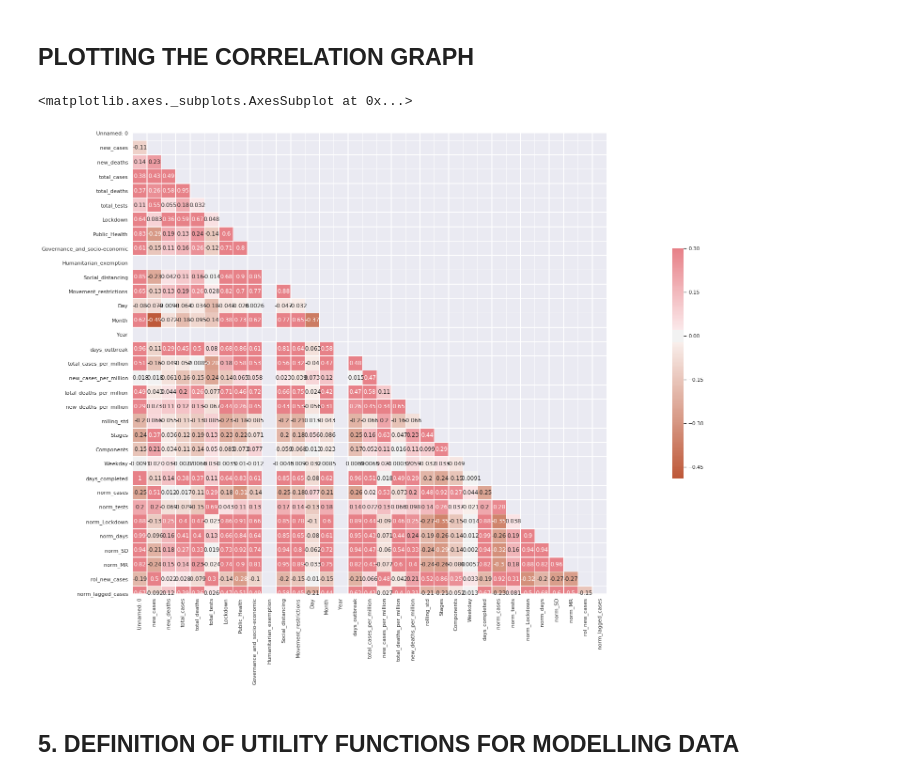
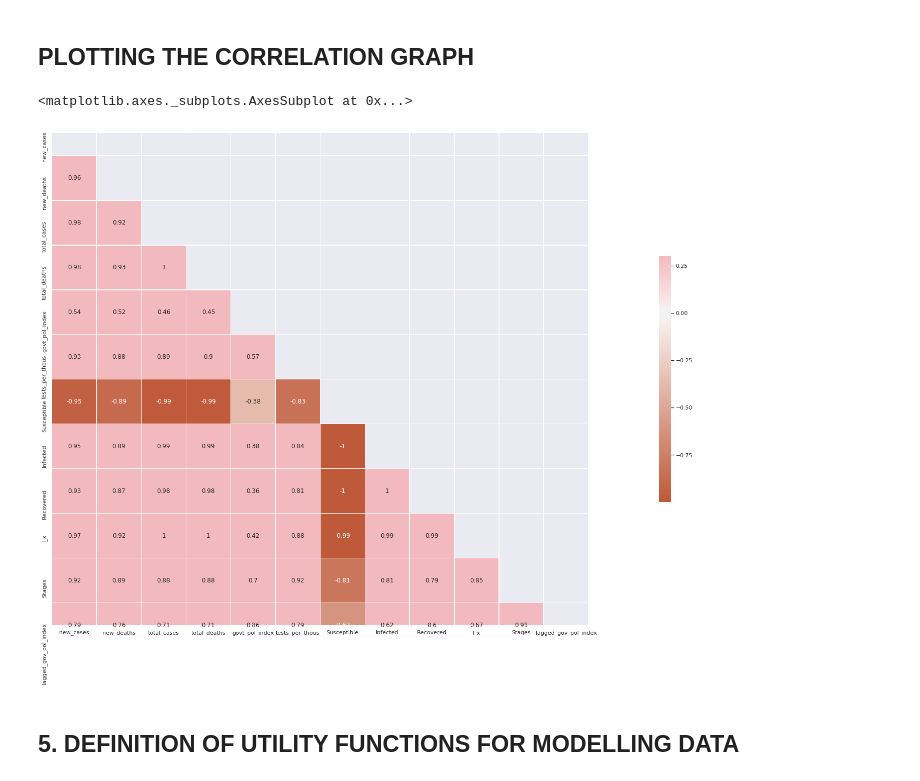
Before and after one commit to prerit1998jain/Pandemic-Forecasting-using-Time-dependent-SIRD-and-Poisson-Regression, a Jupyter notebook: Module_3_Team_Zauberers.ipynb, the cells around one changed output. Saved outputs shown, nothing was run; the diff lists cells and outputs as text; code cells hidden in the pictures.

```diff
--- a/Module_3_Team_Zauberers.ipynb
+++ b/Module_3_Team_Zauberers.ipynb
@@ -172,12 +63,14 @@ plot_PACF(S_korea, 50)
+# %%
+India = India.fillna(0)
 # %%
 def adding_lagged_values(df, lag):
-    data = list(df['norm_cases'])
+    data = list(df['govt_pol_index'])
     lagged_data = []
     for i in range(lag):
         lagged_data.append(0)
     for i in range(lag, len(data)):
         lagged_data.append(data[i-lag])
-    df['norm_lagged_cases'] = lagged_data
+    df['lagged_gov_pol_index'] = lagged_data
     df.reset_index()
     return(df)
 # print(np.round(lagged_data, 2))
@@ -187,0 +77,2 @@ for i in frames:
+# %%
+India = adding_lagged_values(India, 14)
@@ -233,24 +114,26 @@ data = pd.concat(frames)
+# %%
+India = India.head(102)
 # %% [markdown]
 ## PLOTTING THE CORRELATION GRAPH
 # %%
 # Compute the correlation matrix
-corr = data.corr()
+corr = India.corr()
 
 # Generate a mask for the upper triangle
 mask = np.triu(np.ones_like(corr, dtype=np.bool))
 
 # Set up the matplotlib figure
 f, ax = plt.subplots(figsize=(50, 18))
 
 # Generate a custom diverging colormap
 cmap = sns.diverging_palette(22, 10, as_cmap=True)
 
 # Draw the heatmap with the mask and correct aspect ratio
 sns.heatmap(corr, mask=mask, annot = True, cmap=cmap, vmax=.3, center=0,
             square=True, linewidths=.5, cbar_kws={"shrink": .5})
 # %% [output]
 <matplotlib.axes._subplots.AxesSubplot at 0x...>
-[figure, old version]
+[figure, new version]
 # %% [markdown]
 ## 5. DEFINITION OF UTILITY FUNCTIONS FOR MODELLING DATA
 # %%
```
Also changed, not shown: parts of 48 cells of this notebook, 14 other files.
